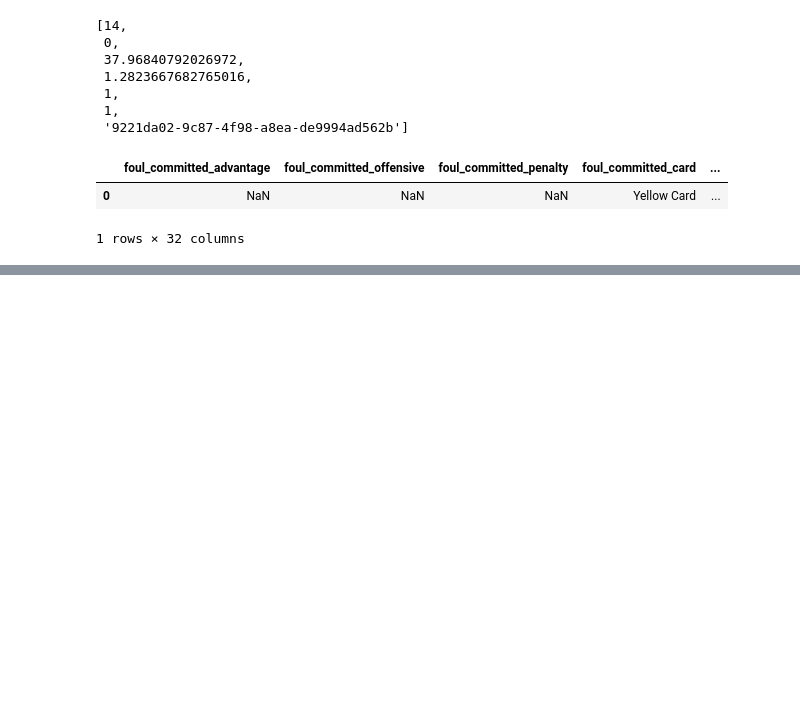
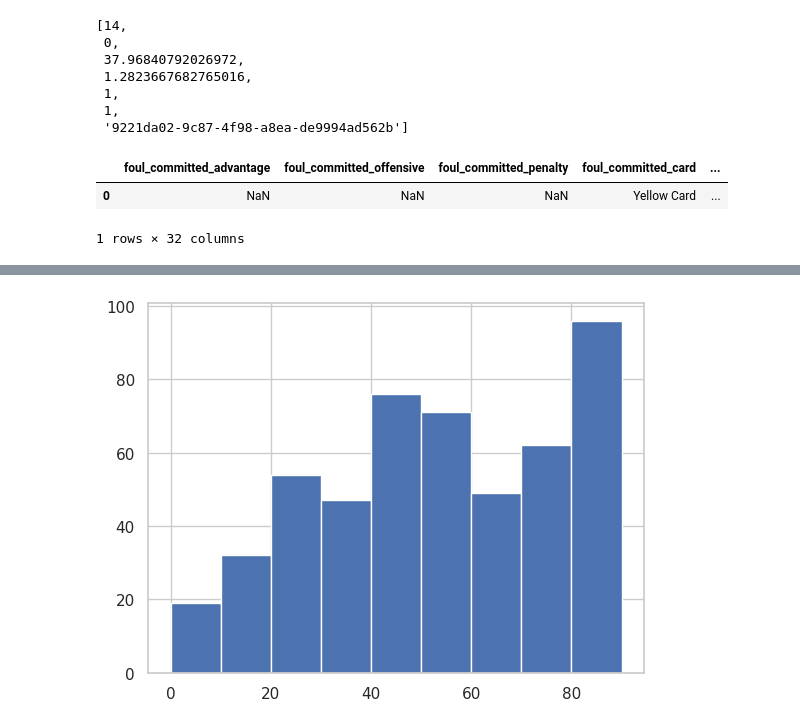
Before and after one commit to adnan-azmat/Expected-Booking-xB, a Jupyter notebook: Z-Exp.ipynb, the cells around one changed output, grey strips where cells are left out. Cells and saved outputs as stored; diff of their text form; code cells hidden in the pictures; blank space fills up the shorter version.

```diff
--- a/Z-Exp.ipynb
+++ b/Z-Exp.ipynb
@@ -42,7 +42,7 @@ all_fouls_advanced.head(1)
 import pickle
 import pandas as pd
 
-with open('features_with_labels_df.pkl', 'rb') as handle:
+with open('features_with_label_df.pkl', 'rb') as handle:
     features_with_labels = pickle.load(handle)
 
 features_with_labels.head()
@@ -50,0 +57,12 @@ FileNotFoundError: [Errno 2] No such file or directory: 'features_with_labels_df
+# %%
+# plot minutes and label 1 in bar chart with interval of 10 minutes
+import matplotlib.pyplot as plt
+import numpy as np
+
+minutes = features_with_labels['minutes']
+labels = features_with_labels['label']
+
+plt.hist(minutes[labels == 1], bins = np.arange(0, 100, 10))
+plt.show()
+# %% [output]
+[figure, added]
```
Also changed, not shown: parts of 7 cells of this notebook, 1 other file.
